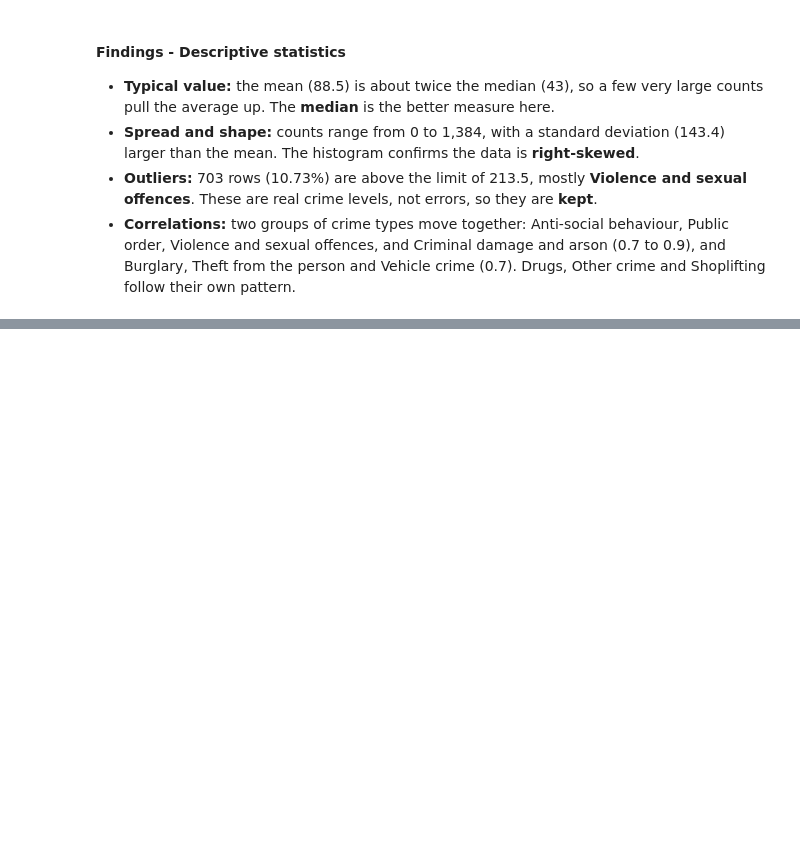
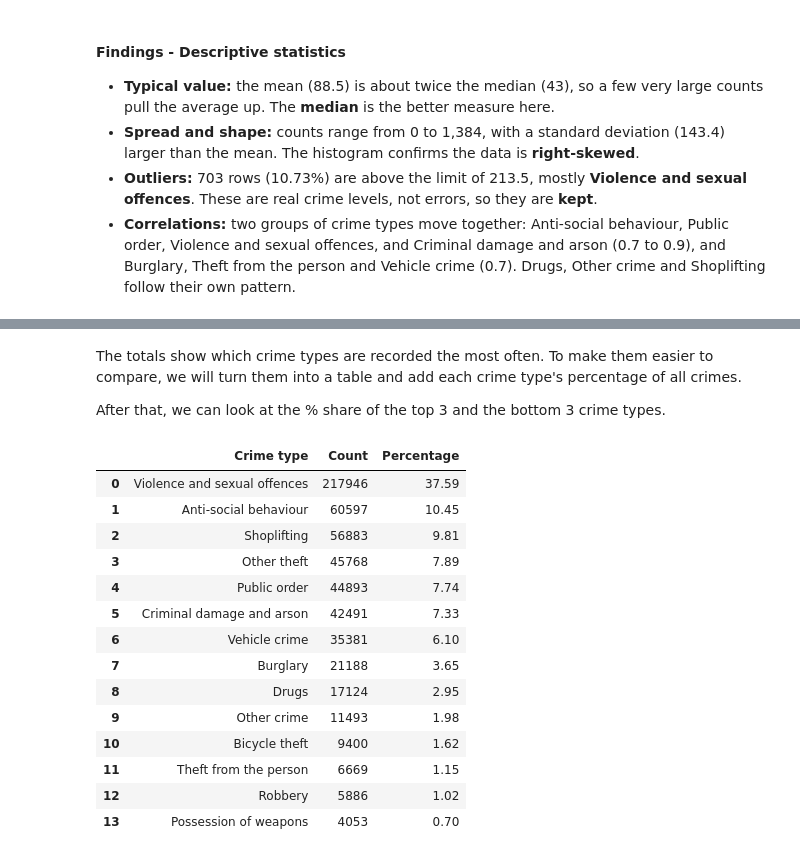
Before and after one commit to danb160/thames-valley-crime-insights, a Jupyter notebook: jupyter_notebooks/02_EDA.ipynb, the cells around one changed output, grey strips where cells are left out. Cells and saved outputs as stored; diff of their text form; code cells hidden in the pictures; blank space fills up the shorter version.

```diff
--- a/jupyter_notebooks/02_EDA.ipynb
+++ b/jupyter_notebooks/02_EDA.ipynb
@@ -453,0 +482,26 @@ As correlation does not prove cause, these groups may simply share the same patt
+# %% [markdown]
+The totals show which crime types are recorded the most often. To make them easier to compare, we will turn them into a table and add each crime type's percentage of all crimes.
+
+After that, we can look at the % share of the top 3 and the bottom 3 crime types.
+# %%
+# Turn the totals into a table with a percentage column
+crime_types = crime_types.reset_index()
+crime_types["Percentage"] = (crime_types["Count"] / crime_types["Count"].sum() * 100).round(2)
+
+crime_types
+# %% [output]
+|  | Crime type | Count | Percentage |
+| 0 | Violence and sexual offences | 217946 | 37.59 |
+| 1 | Anti-social behaviour | 60597 | 10.45 |
+| 2 | Shoplifting | 56883 | 9.81 |
+| 3 | Other theft | 45768 | 7.89 |
+| 4 | Public order | 44893 | 7.74 |
+| 5 | Criminal damage and arson | 42491 | 7.33 |
+| 6 | Vehicle crime | 35381 | 6.10 |
+| 7 | Burglary | 21188 | 3.65 |
+| 8 | Drugs | 17124 | 2.95 |
+| 9 | Other crime | 11493 | 1.98 |
+| 10 | Bicycle theft | 9400 | 1.62 |
+| 11 | Theft from the person | 6669 | 1.15 |
+| 12 | Robbery | 5886 | 1.02 |
+| 13 | Possession of weapons | 4053 | 0.70 |
```
Also changed, not shown: parts of 6 cells of this notebook.
